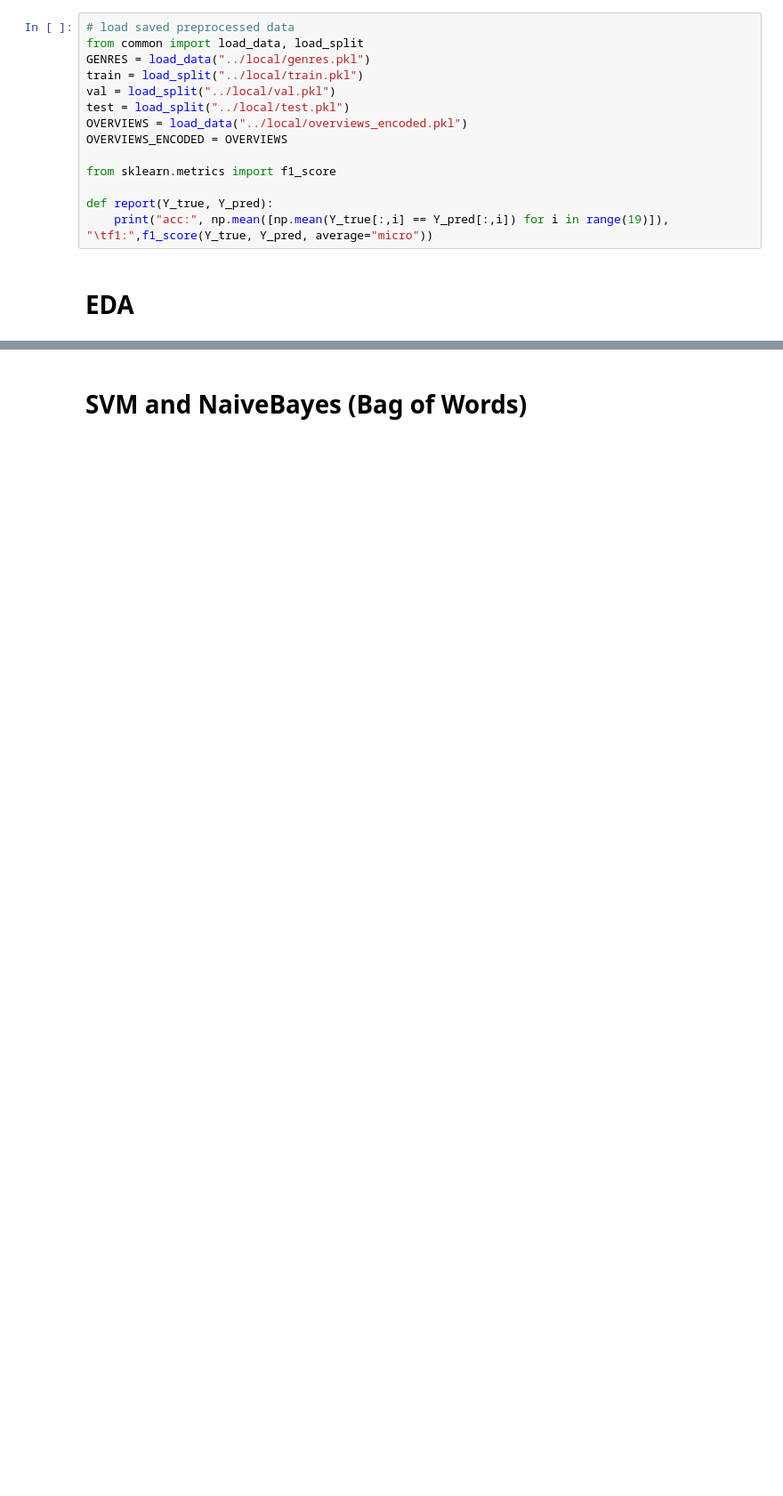
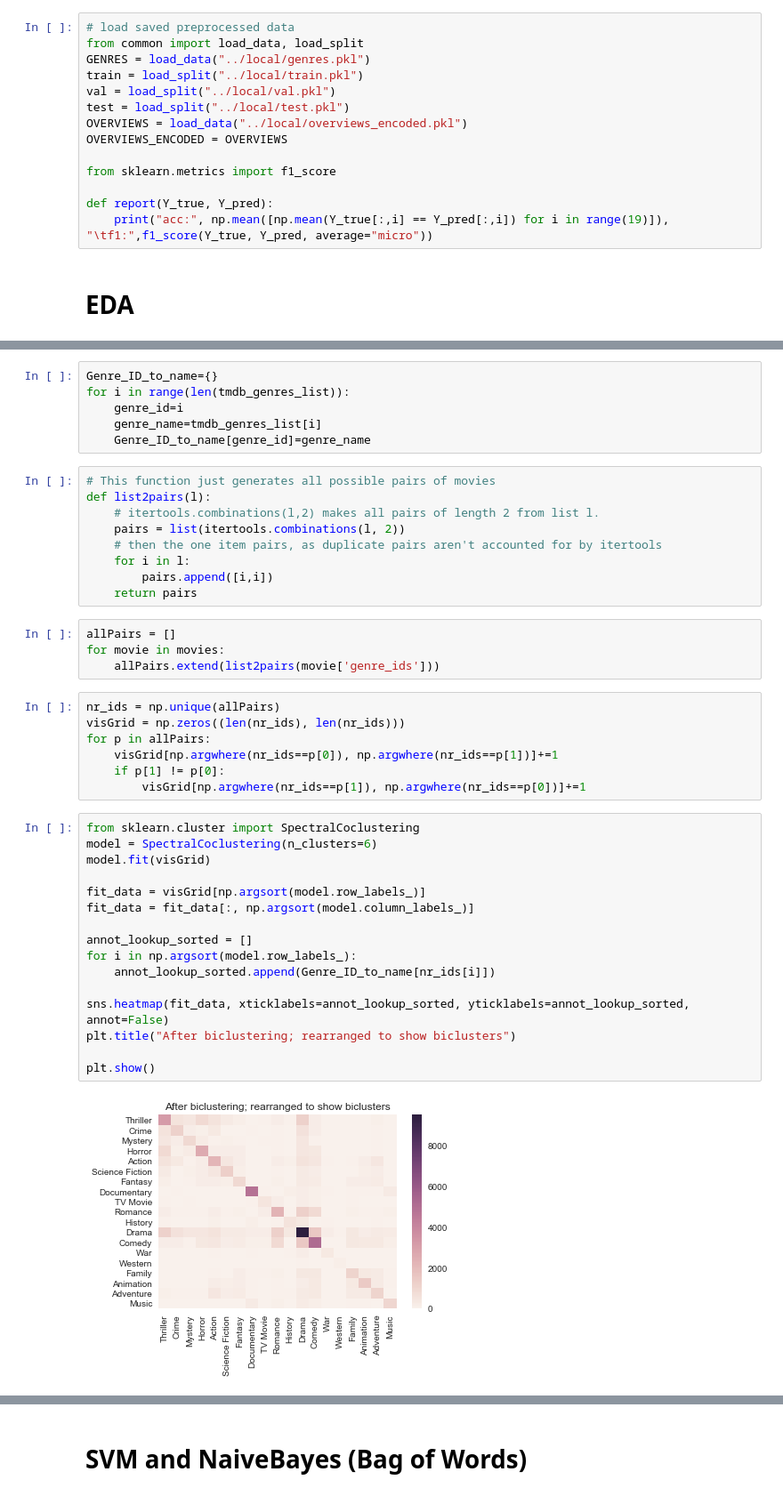
Before and after one commit to xuwd11/Movie_Classification, a Jupyter notebook: DeepLearning/Project.ipynb, the cells around one changed output, grey strips where cells are left out. Shown at 89% size. Cells and saved outputs as stored; diff of their text form; blank space fills up the shorter version.

```diff
--- a/DeepLearning/Project.ipynb
+++ b/DeepLearning/Project.ipynb
@@ -164,0 +224,44 @@ def report(Y_true, Y_pred):
+# %%
+Genre_ID_to_name={}
+for i in range(len(tmdb_genres_list)):
+    genre_id=i
+    genre_name=tmdb_genres_list[i]
+    Genre_ID_to_name[genre_id]=genre_name
+# %%
+# This function just generates all possible pairs of movies
+def list2pairs(l):
+    # itertools.combinations(l,2) makes all pairs of length 2 from list l.
+    pairs = list(itertools.combinations(l, 2))
+    # then the one item pairs, as duplicate pairs aren't accounted for by itertools
+    for i in l:
+        pairs.append([i,i])
+    return pairs
+# %%
+allPairs = []
+for movie in movies:
+    allPairs.extend(list2pairs(movie['genre_ids']))
+# %%
+nr_ids = np.unique(allPairs)
+visGrid = np.zeros((len(nr_ids), len(nr_ids)))
+for p in allPairs:
+    visGrid[np.argwhere(nr_ids==p[0]), np.argwhere(nr_ids==p[1])]+=1
+    if p[1] != p[0]:
+        visGrid[np.argwhere(nr_ids==p[1]), np.argwhere(nr_ids==p[0])]+=1
+# %%
+from sklearn.cluster import SpectralCoclustering
+model = SpectralCoclustering(n_clusters=6)
+model.fit(visGrid)
+
+fit_data = visGrid[np.argsort(model.row_labels_)]
+fit_data = fit_data[:, np.argsort(model.column_labels_)]
+
+annot_lookup_sorted = []
+for i in np.argsort(model.row_labels_):
+    annot_lookup_sorted.append(Genre_ID_to_name[nr_ids[i]])
+
+sns.heatmap(fit_data, xticklabels=annot_lookup_sorted, yticklabels=annot_lookup_sorted, annot=False)
+plt.title("After biclustering; rearranged to show biclusters")
+
+plt.show()
+# %% [output]
+[figure, added]
```
Also changed, not shown: parts of 15 cells of this notebook.
